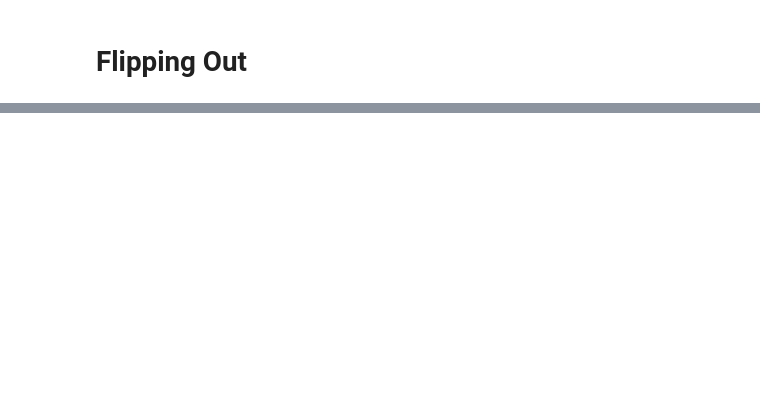
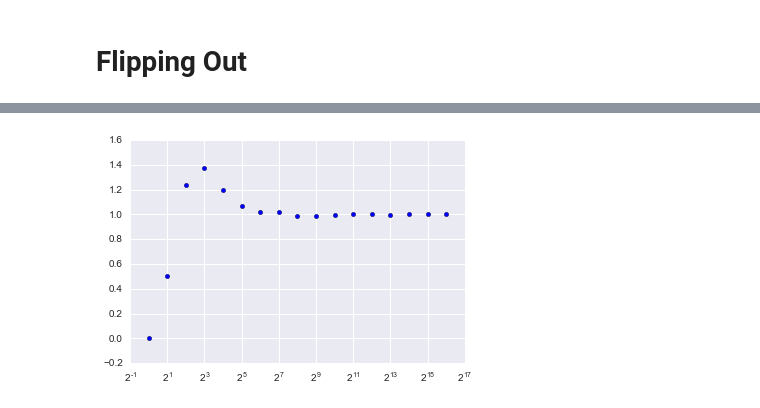
Before and after one commit to sateigen/flipping-out, a Jupyter notebook: coin-flips.ipynb, the cells around one changed output, grey strips where cells are left out. Cells and saved outputs as stored; diff of their text form; code cells hidden in the pictures; blank space fills up the shorter version.

```diff
--- a/coin-flips.ipynb
+++ b/coin-flips.ipynb
@@ -102,0 +103,25 @@ plt.show()
+# %%
+counter = 1
+flip_dict = {}
+while counter <= 20:
+    heads = 0
+    tails = 0
+    num_of_flips = 0
+    list_of_flips = []
+    for i in range(2**16):
+        result = flip_coin()
+        num_of_flips += 1
+        if result == 1:
+            heads += 1
+        else:
+            tails += 1
+        for i in range(17):
+            if num_of_flips == 2**i:
+                try:
+                    ratio = heads / tails
+                except ZeroDivisionError:
+                    ratio = 0
+                flip_dict.setdefault(i, []).append(ratio)
+
+    counter += 1
+flip_dict
@@ -102,0 +146,6 @@ plt.show()
+# %%
+list_of_means = []
+for key in flip_dict:
+    list_of_means.append(sum(flip_dict[key]) / 20)
+
+list_of_means
@@ -102,0 +170,10 @@ plt.show()
+# %%
+x_values = []
+for num in range(17):
+    x_values.append(2**num)
+
+plt.scatter(x_values, list_of_means)
+plt.xscale('log', basex=2)
+plt.show()
+# %% [output]
+[figure, added]
```
Also changed, not shown: parts of 9 cells of this notebook.
